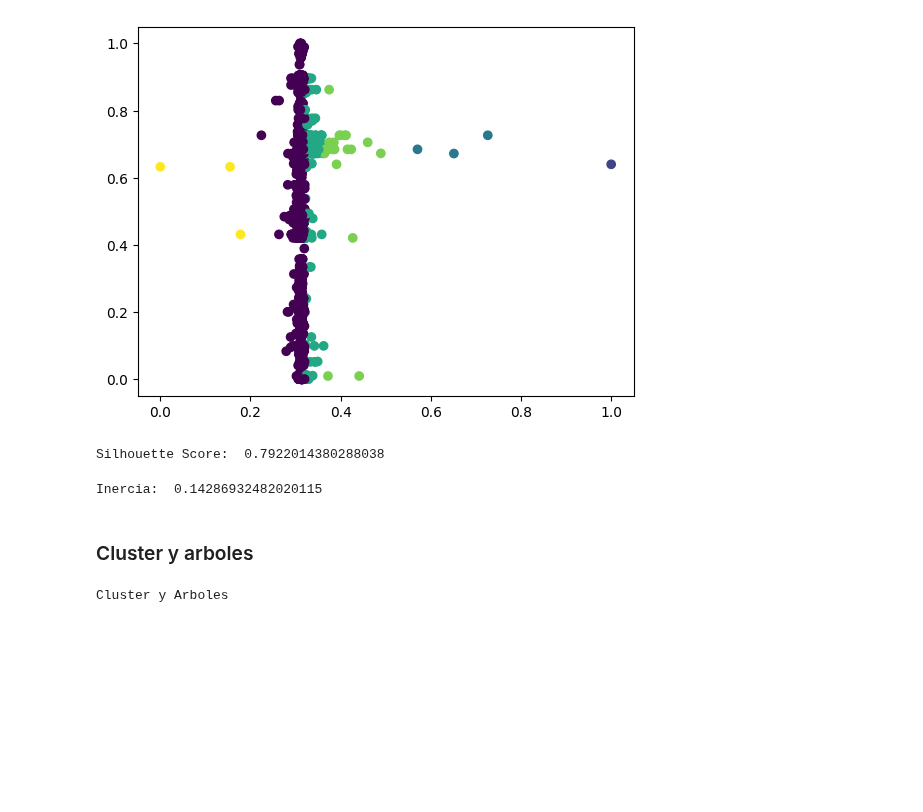
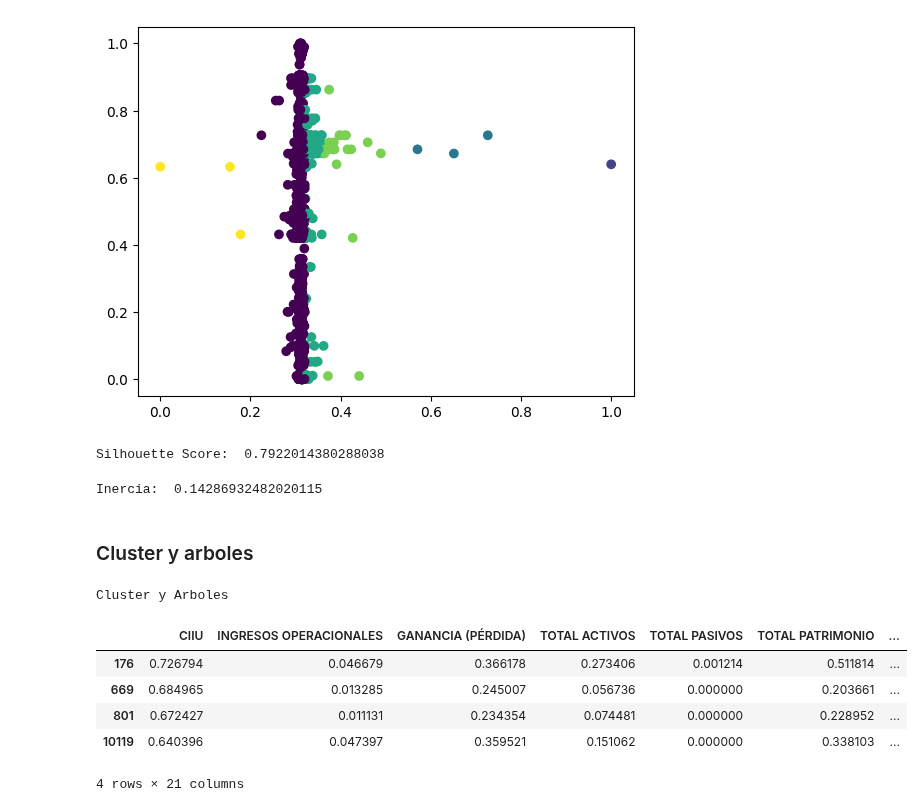
Before and after one commit to CesarMaldonado14/Proyecto-3-IA, a Jupyter notebook: Project_Notebook.ipynb, the cells around one changed output. Drawn from its saved outputs; the diff is of its cells as text; code cells hidden in the pictures; blank space fills up the shorter version.

```diff
--- a/Project_Notebook.ipynb
+++ b/Project_Notebook.ipynb
@@ -575,3 +575,14 @@ Inercia:  0.14286932482020115
 print("Cluster y Arboles")
 # %% [output]
 Cluster y Arboles
+# %%
+valores_mayores=df_encoded[df_encoded['Indice_General']>=0.5]
+# %%
+valores_mayores
+# %% [output]
+|  | CIIU | INGRESOS OPERACIONALES | GANANCIA (PÉRDIDA) | TOTAL ACTIVOS | TOTAL PASIVOS | TOTAL PATRIMONIO | ... |
+| 176 | 0.726794 | 0.046679 | 0.366178 | 0.273406 | 0.001214 | 0.511814 | ... |
+| 669 | 0.684965 | 0.013285 | 0.245007 | 0.056736 | 0.000000 | 0.203661 | ... |
+| 801 | 0.672427 | 0.011131 | 0.234354 | 0.074481 | 0.000000 | 0.228952 | ... |
+| 10119 | 0.640396 | 0.047397 | 0.359521 | 0.151062 | 0.000000 | 0.338103 | ... |
+4 rows × 21 columns
```
